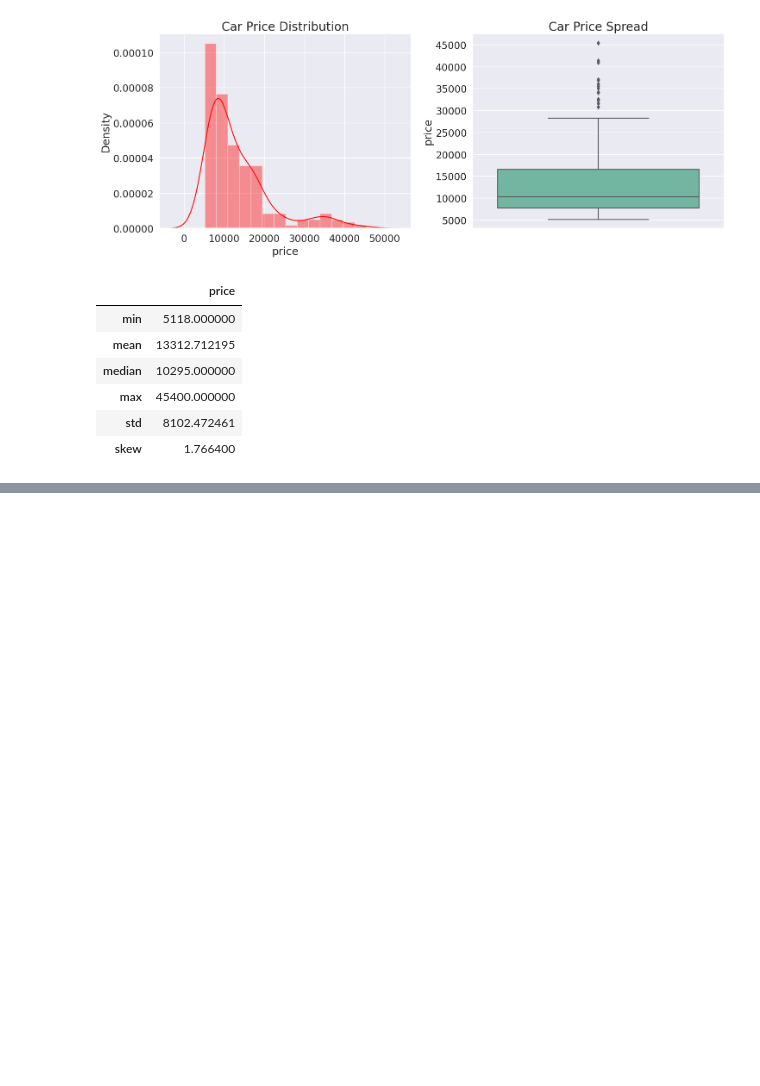
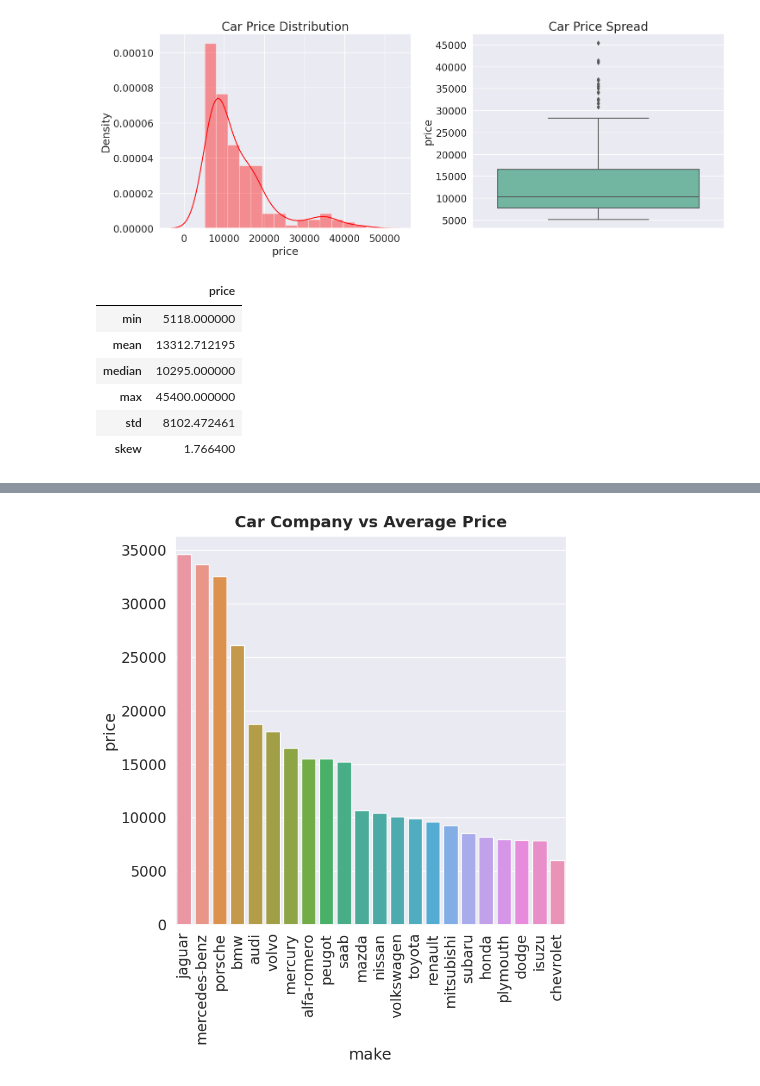
Before and after one commit to ShreeKeshavan/Car_price_prediction, a Jupyter notebook: Car_price_prediction.ipynb, the cells around one changed output, grey strips where cells are left out. Cells and saved outputs as stored; diff of their text form; code cells hidden in the pictures; blank space fills up the shorter version.

```diff
--- a/Car_price_prediction.ipynb
+++ b/Car_price_prediction.ipynb
@@ -277,0 +294,8 @@ df["price"].agg(["min","mean","median","max","std","skew"]).to_frame()
+# %%
+x = pd.DataFrame(df.groupby("make")["price"].mean().sort_values(ascending=False))
+sns.barplot(x=x.index,y="price",data=x)
+plt.xticks(rotation=90)
+plt.title("Car Company vs Average Price", pad=10, fontweight="black")
+plt.show()
+# %% [output]
+[figure, added]
```
Also changed, not shown: parts of 8 cells of this notebook.
